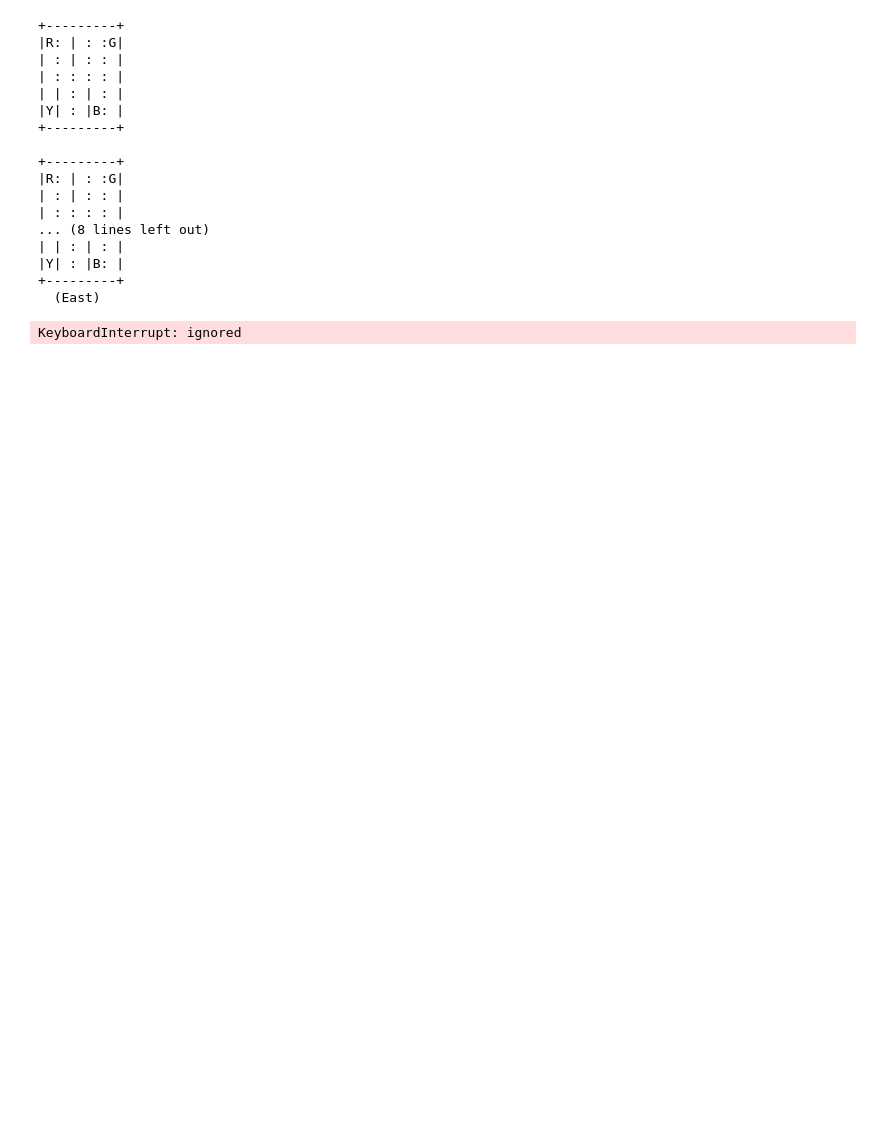
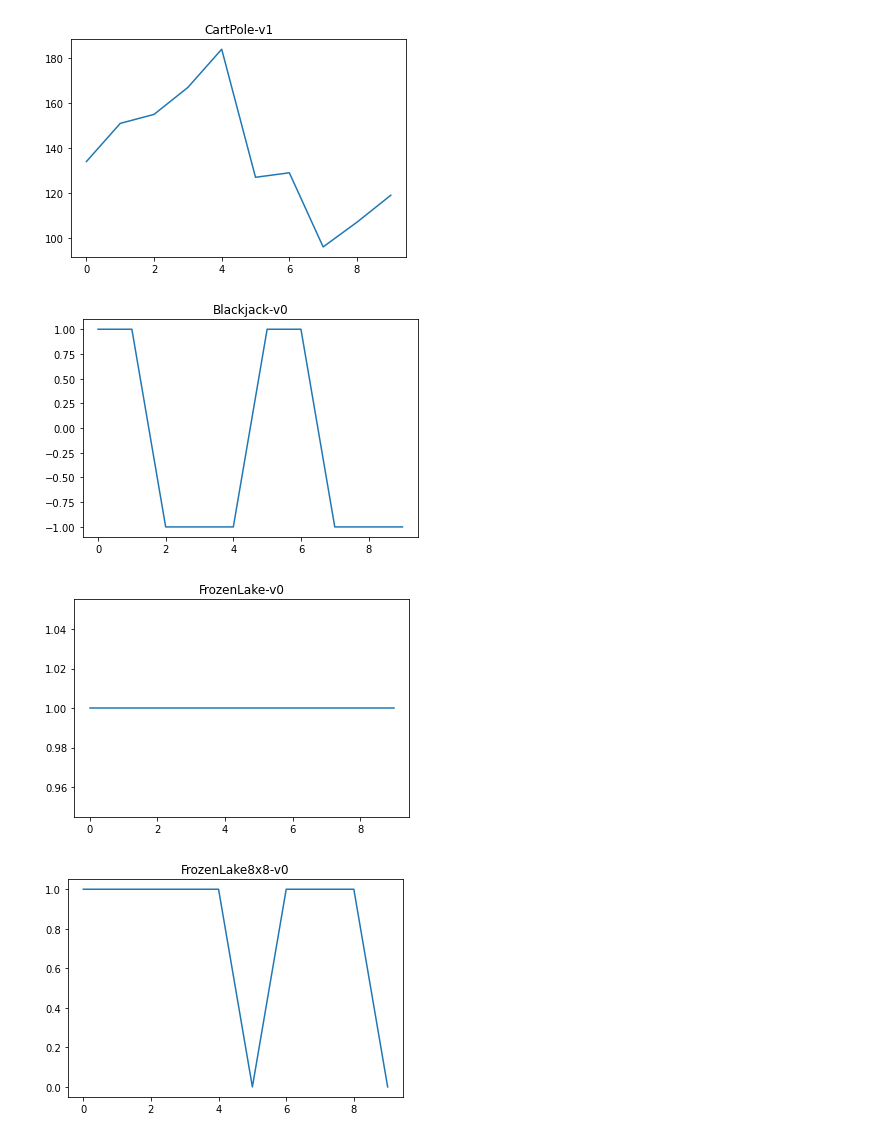
Before and after one commit to akshatshah91/Game-AI, a Jupyter notebook: Monte_Carlo_Tree_Search.ipynb, the cells around one changed output. Drawn from its saved outputs; the diff is of its cells as text; code cells hidden in the pictures; blank space fills up the shorter version.

```diff
--- a/Monte_Carlo_Tree_Search.ipynb
+++ b/Monte_Carlo_Tree_Search.ipynb
@@ -24,6 +24,8 @@ class Tree:
     self.actionSize = actionSize
     self.visited = 0
     self.won = 0
+    self.rewards = float("-inf")
+    self.bestActions = []
 
   def isFullyExpanded(self):
     for x in range(self.actionSize):
@@ -95,35 +103,32 @@ def backup(v, r):
     v = v.parent
 # %%
-env = gym.make("Taxi-v3")
-observationSize = env.observation_space.n
-actionSize = env.action_space.n
-s = env.reset()
-env.render()
-gameOver = False
-reward = 0
-action = None
-while not gameOver or reward < -100:
-  action = MCTS(env, s, observationSize, actionSize, loops=500)
-  s,r,gameOver,_ = env.step(action)
-  reward += r
-  env.render()
-print(reward)
+def test(envName, episodes, loops=100):
+  env = gym.make(envName)
+  actionSize = env.action_space.n
+  totalRewards = []
+  for x in range(episodes):
+    s = env.reset()
+    actions = MCTS(env, s, actionSize, loops)
+    gameOver = False
+    reward = 0
+    while not gameOver:
+      s,r,gameOver,_ = env.step(actions[0])
+      reward += r
+      del(actions[0])
+    totalRewards.append(reward)
+  plt.plot(totalRewards)
+  plt.title(envName)
+  plt.show()
+  print("")
-# %% [output]
-+---------+
-|R: | : :G|
-| : | : : |
-| : : : : |
-| | : | : |
-|Y| : |B: |
-+---------+
-
-+---------+
-|R: | : :G|
-| : | : : |
-| : : : : |
-... (8 lines left out)
-| | : | : |
-|Y| : |B: |
-+---------+
-  (East)
-KeyboardInterrupt: ignored
+# %%
+test("CartPole-v1",10,500)
+test("Blackjack-v0",10,500)
+test("FrozenLake-v0",10,500)
+test("FrozenLake8x8-v0",10,500)
+test("NChain-v0",10,100)
+test("Roulette-v0",10,100)
+# %% [output]
+[figure, added]
+[figure, added]
+[figure, added]
+[figure, added]
```
Also changed, not shown: parts of 4 cells of this notebook.
